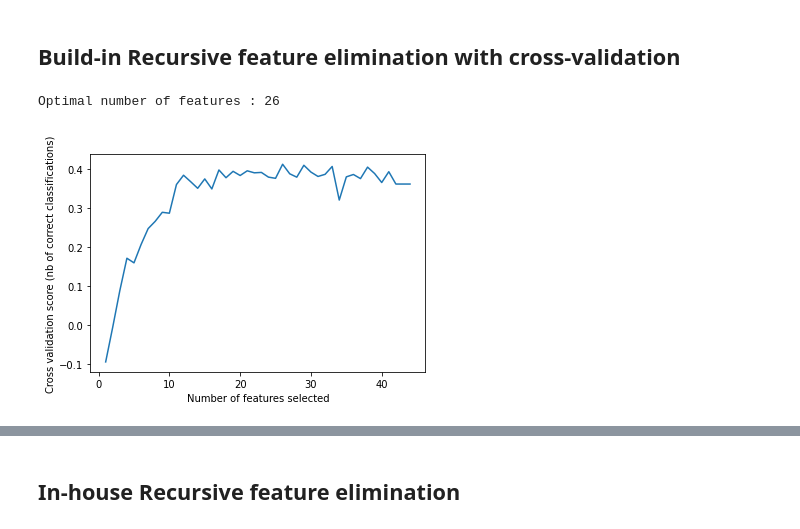
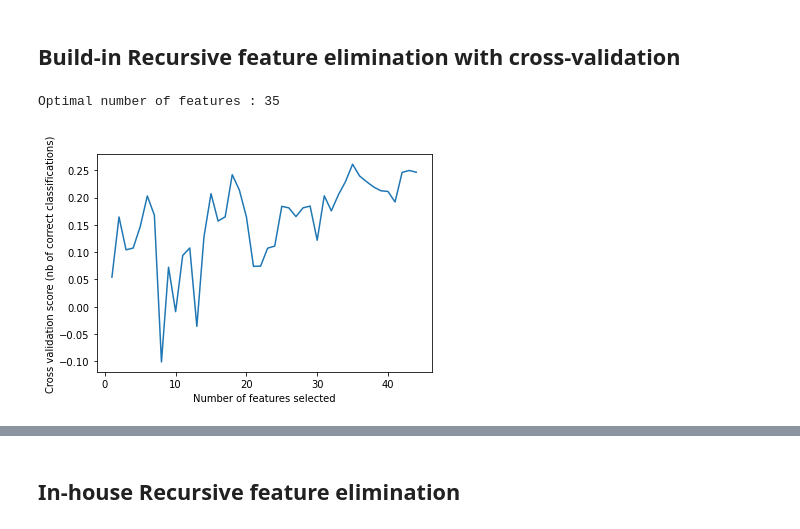
Before and after one commit to sheecegardezi/uncoverml, a Jupyter notebook: notebook/Feature Ranking.ipynb, the cells around one changed output, grey strips where cells are left out. Drawn from its saved outputs; the diff is of its cells as text; code cells hidden in the pictures.

```diff
--- a/notebook/Feature Ranking.ipynb
+++ b/notebook/Feature Ranking.ipynb
@@ -28,7 +28,7 @@ import xgboost as xgb
 # from xgboost import XGBRegressor
 # import xgboost as xgb
 # %%
-input_dataset_path = Path('input_dataset_filtered.csv')
+input_dataset_path = Path('../data/input_dataset_filtered.csv')
 # %%
 %%time
 
@@ -68,32 +52,24 @@ pprint(headers)
 # %% [markdown]
 ## Build-in Recursive feature elimination with cross-validation
 # %%
+%%time
 import matplotlib.pyplot as plt
 from sklearn.feature_selection import RFECV
 
-
 # Create the RFE object and compute a cross-validated score.
-xgb_model = xgb.XGBRegressor(objective='reg:squarederror',n_jobs=90)
+xgb_model = xgb.XGBRegressor(
+    objective='reg:squarederror',
+    tree_method='gpu_hist'
+)
 
 # The "accuracy" scoring is proportional to the number of correct
 # classifications
 
 min_features_to_select = 1  # Minimum number of features to consider
-rfecv = RFECV(estimator=xgb_model,
-              step=1,
-              cv=2,
-              scoring='r2',
-              min_features_to_select=min_features_to_select)
+rfecv = RFECV(estimator=xgb_model, cv=3, scoring='r2')
 rfecv.fit(X, y)
 
 print("Optimal number of features : %d" % rfecv.n_features_)
-
-# Plot number of features VS. cross-validation scores
-plt.figure()
-plt.xlabel("Number of features selected")
-plt.ylabel("Cross validation score (nb of correct classifications)")
-plt.plot(range(min_features_to_select, len(rfecv.grid_scores_) + min_features_to_select), rfecv.grid_scores_)
-plt.show()
 # %% [output]
-Optimal number of features : 26
+Optimal number of features : 35
-[figure, old version]
+[figure, new version]
```
Also changed, not shown: parts of 18 cells of this notebook, 6 other files.
